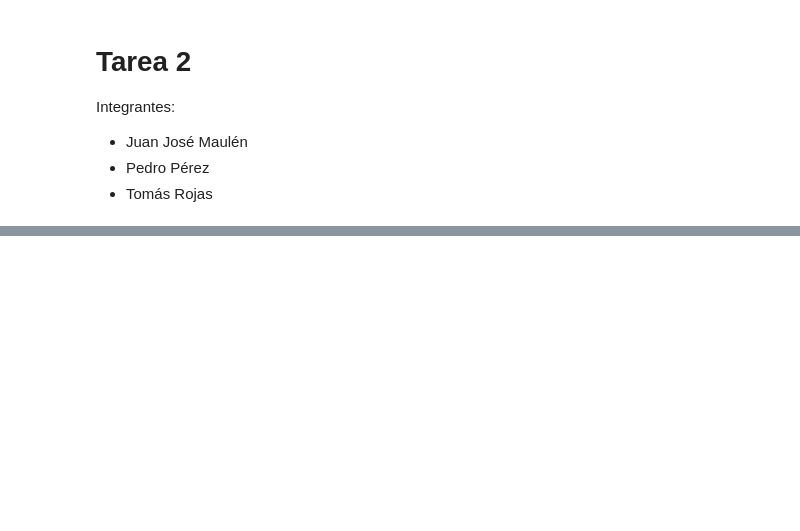
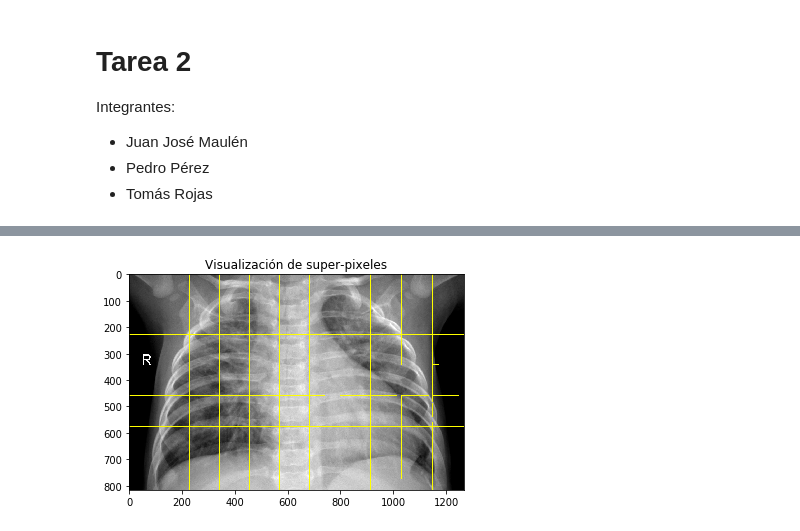
Before and after one commit to pedropereze/Tarea-2, a Jupyter notebook: tarea2.ipynb, the cells around one changed output, grey strips where cells are left out. Cells and saved outputs as stored; diff of their text form; code cells hidden in the pictures; blank space fills up the shorter version.

```diff
--- a/tarea2.ipynb
+++ b/tarea2.ipynb
@@ -825,0 +859,19 @@ Lime(1000,Gaussian_matrix,'Gaussian Mixture')
+# %%
+from skimage.segmentation import slic
+from skimage import segmentation
+
+img=Image.open('./chest_xray/test/PNEUMONIA/person147_bacteria_711.jpeg')
+
+img_t=loader('./chest_xray/test/PNEUMONIA/person147_bacteria_711.jpeg')
+
+slic_1=slic(transforms.ToPILImage()(img_t),n_segments=80)
+
+slic = slic(img, n_segments=80)
+
+plt.figure
+plt.imshow(segmentation.mark_boundaries(img, slic))
+plt.title('Visualización de super-pixeles')
+
+plt.show()
+# %% [output]
+[figure, added]
```
Also changed, not shown: parts of 6 cells of this notebook.
